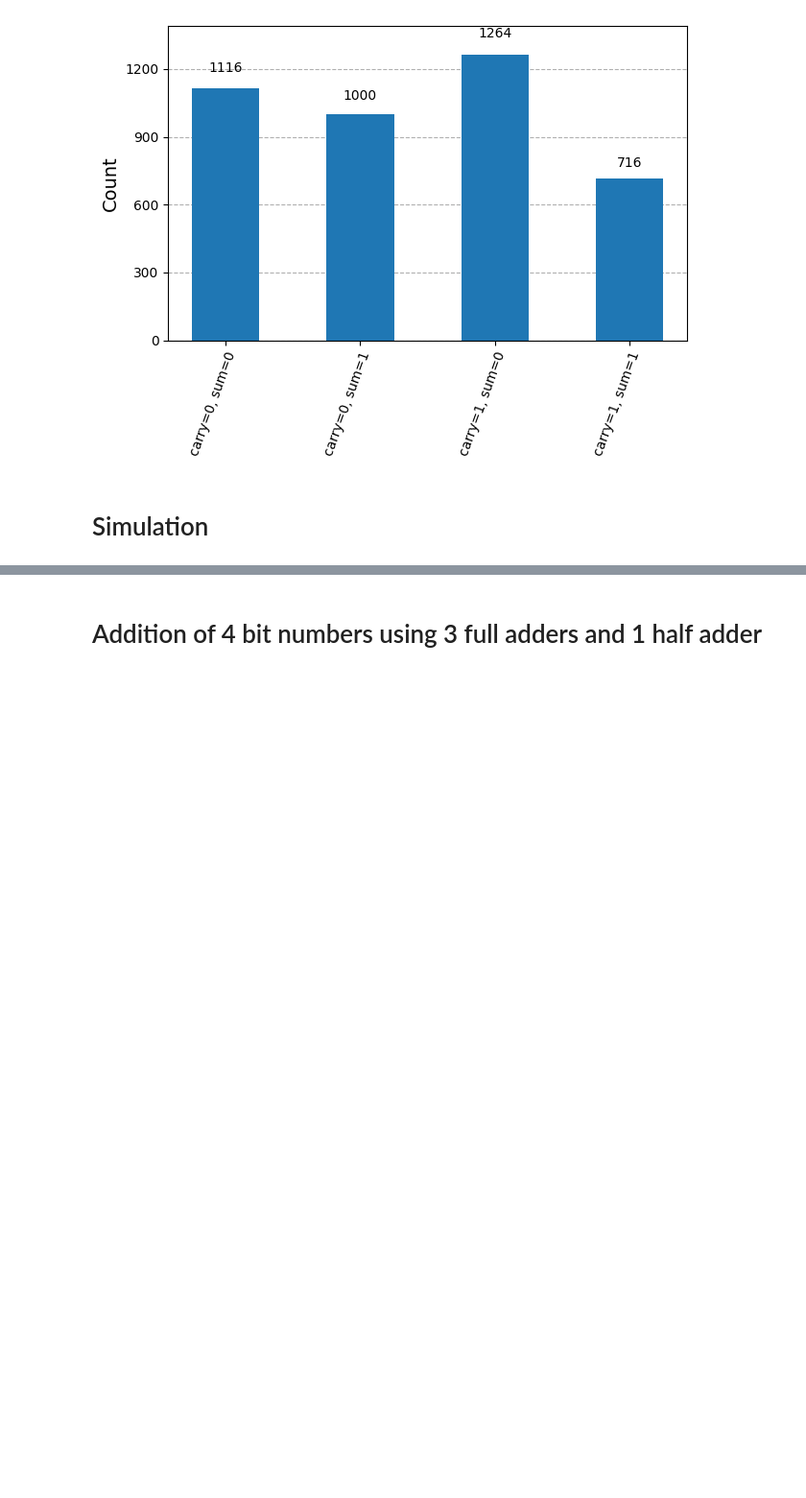
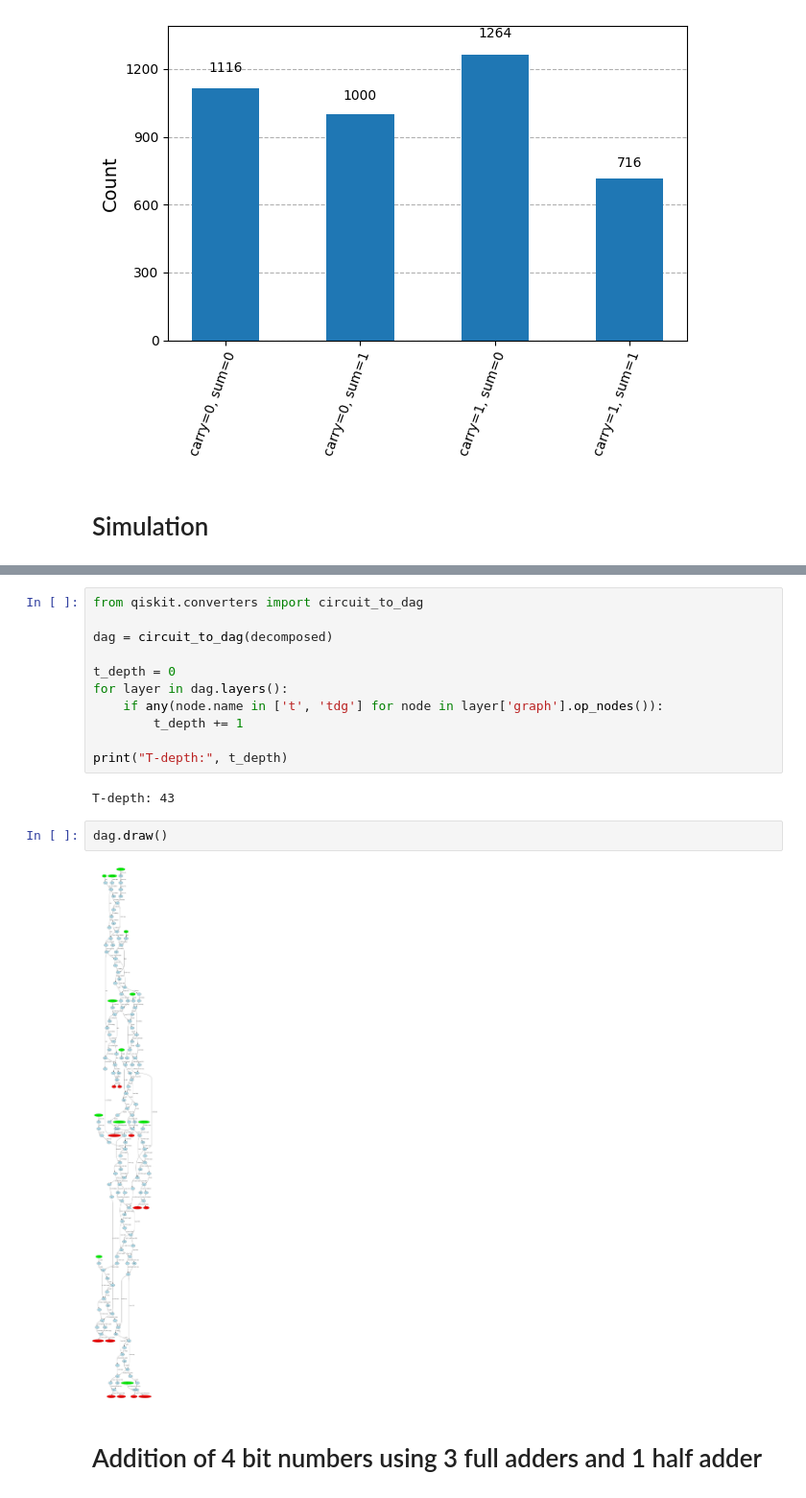
Before and after one commit to Chosen-Juan1/Quantum-computing-research, a Jupyter notebook: Quantum_Computing_Research_Tasks/Task_6_Arithmetic_Addition_Circuit.ipynb, the cells around one changed output, grey strips where cells are left out. Shown at 96% size. Cells and saved outputs as stored; diff of their text form; blank space fills up the shorter version.

```diff
--- a/Quantum_Computing_Research_Tasks/Task_6_Arithmetic_Addition_Circuit.ipynb
+++ b/Quantum_Computing_Research_Tasks/Task_6_Arithmetic_Addition_Circuit.ipynb
@@ -310,3 +352,20 @@ The above histogram represents the distribution found in the full adder's truth
+# %%
+from qiskit.converters import circuit_to_dag
+
+dag = circuit_to_dag(decomposed)
+
+t_depth = 0
+for layer in dag.layers():
+    if any(node.name in ['t', 'tdg'] for node in layer['graph'].op_nodes()):
+        t_depth += 1
+
+print("T-depth:", t_depth)
+# %% [output]
+T-depth: 43
+# %%
+dag.draw()
+# %% [output]
+[figure, added]
 # %% [markdown]
 # Addition of 4 bit numbers using 3 full adders and 1 half adder
 # %% [markdown]
```
Also changed, not shown: parts of 13 cells of this notebook.
